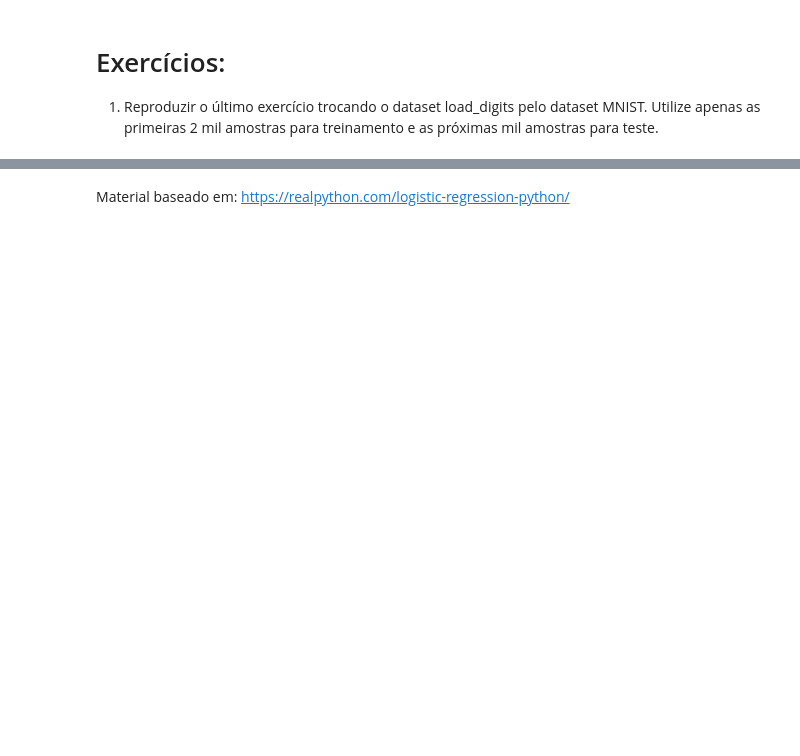
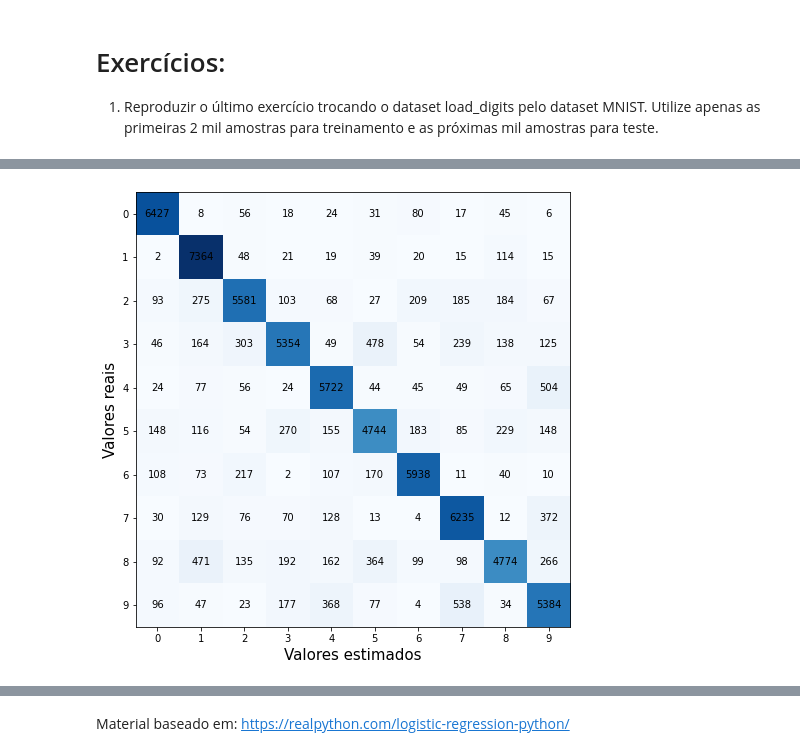
Before and after one commit to matheuspnovaes/08-classificao-, a Jupyter notebook: aulas_praticas/Aula1-RegressaoLogistica/LogisticRegression.ipynb, the cells around one changed output, grey strips where cells are left out. Cells and saved outputs as stored; diff of their text form; code cells hidden in the pictures; blank space fills up the shorter version.

Commit message:
feat: logistRegression mnist dataset

```diff
--- a/aulas_praticas/Aula1-RegressaoLogistica/LogisticRegression.ipynb
+++ b/aulas_praticas/Aula1-RegressaoLogistica/LogisticRegression.ipynb
@@ -331,0 +489,16 @@ print(classification_report(y_test, y_pred))
+# %%
+#separando os dados em treino e teste
+X_treino  = X[0:2000,]
+y_treino = y[0:2000,]
+
+X_teste = X[2001:70000,]
+y_teste = y[2001:70000,]
+# %%
+#normalizando o treino
+scaler = StandardScaler()
+X_treino = scaler.fit_transform(X_treino)
+# %%
+#definindo o modelo de LogisticRegression
+model = LogisticRegression(solver='liblinear', C=10, multi_class='ovr',
+                           random_state=0)
+model.fit(X_treino, y_treino)
@@ -331,0 +507,7 @@ print(classification_report(y_test, y_pred))
+# %%
+#normalizar os dados de teste
+
+X_teste = scaler.transform(X_teste)
+
+# em seguida, chamamos a função predict, passando o conjunto de testes:
+y_pred = model.predict(X_teste)
@@ -331,0 +535,17 @@ print(classification_report(y_test, y_pred))
+# %%
+cm = confusion_matrix(y_teste, y_pred)
+
+fig, ax = plt.subplots(figsize=(8, 8))
+ax.imshow(cm, cmap=plt.cm.Blues)
+ax.grid(False)
+ax.set_xlabel('Valores estimados', fontsize=15, color='black')
+ax.set_ylabel('Valores reais', fontsize=15, color='black')
+ax.xaxis.set(ticks=range(10))
+ax.yaxis.set(ticks=range(10))
+ax.set_ylim(9.5, -0.5)
+for i in range(10):
+    for j in range(10):
+        ax.text(j, i, cm[i, j], ha='center', va='center')
+plt.show()
+# %% [output]
+[figure, added]
```
Also changed, not shown: parts of 24 cells of this notebook.
